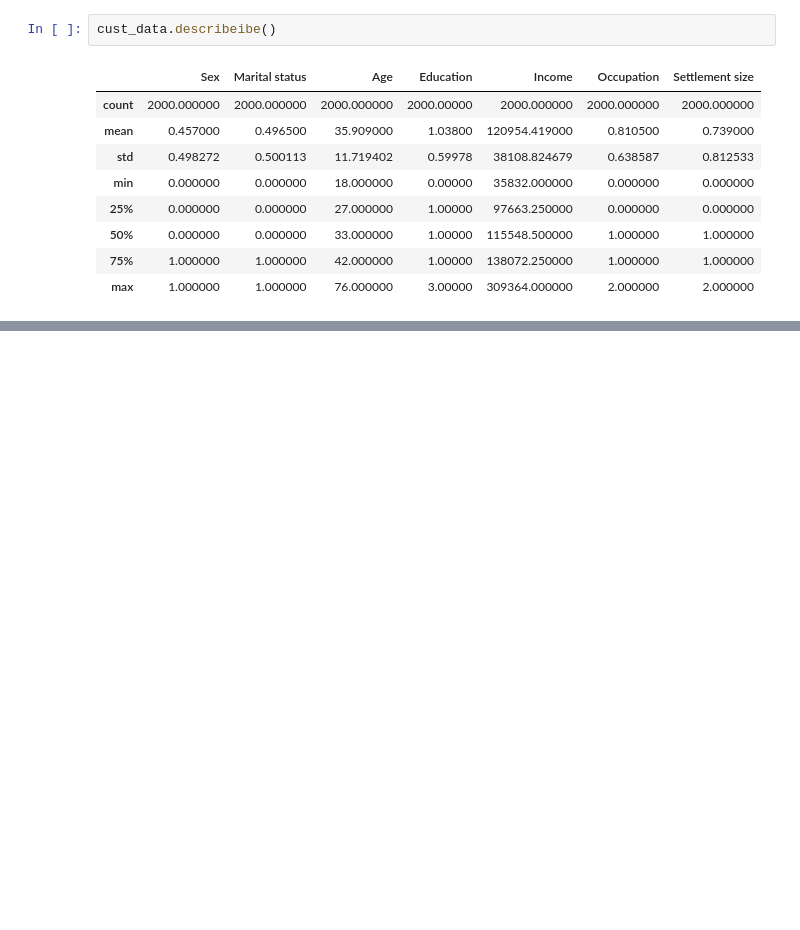
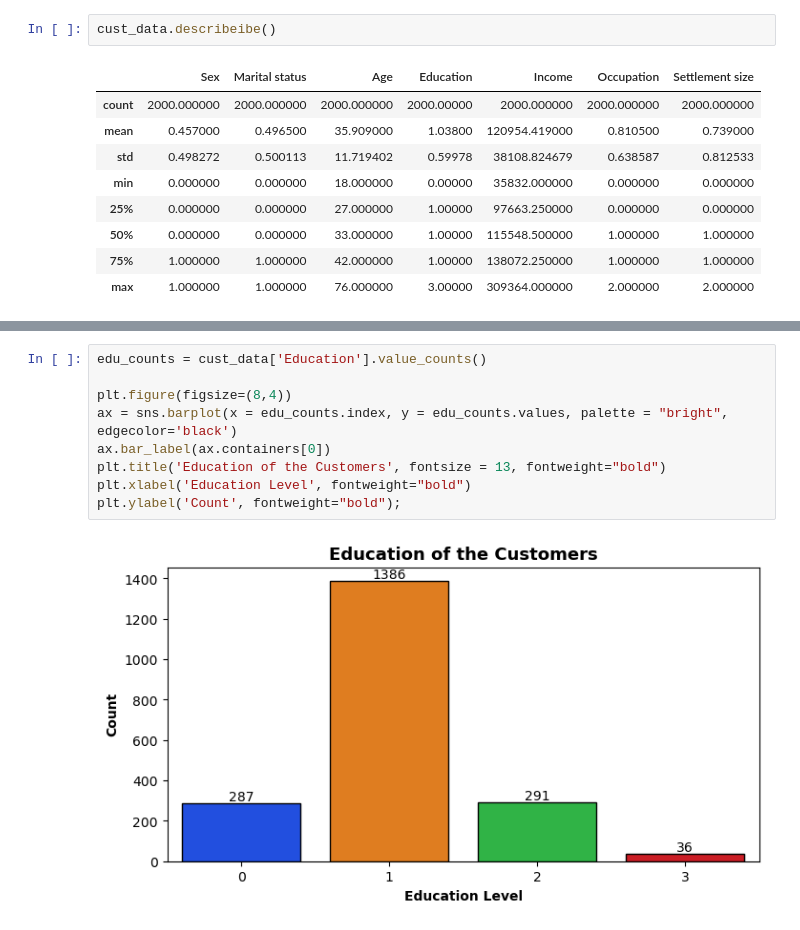
Before and after one commit to lavkushsingh31/ML-Practice-Exercises, a Jupyter notebook: Customer Segment Analysis.ipynb, the cells around one changed output, grey strips where cells are left out. Cells and saved outputs as stored; diff of their text form; blank space fills up the shorter version.

```diff
--- a/Customer Segment Analysis.ipynb
+++ b/Customer Segment Analysis.ipynb
@@ -56,0 +120,11 @@ sns.countplot(x = 'Sex', data = cust_data)
+# %%
+edu_counts = cust_data['Education'].value_counts()
+
+plt.figure(figsize=(8,4))
+ax = sns.barplot(x = edu_counts.index, y = edu_counts.values, palette = "bright", edgecolor='black')
+ax.bar_label(ax.containers[0])
+plt.title('Education of the Customers', fontsize = 13, fontweight="bold")
+plt.xlabel('Education Level', fontweight="bold")
+plt.ylabel('Count', fontweight="bold");
+# %% [output]
+[figure, added]
```
Also changed, not shown: parts of 46 cells of this notebook.
